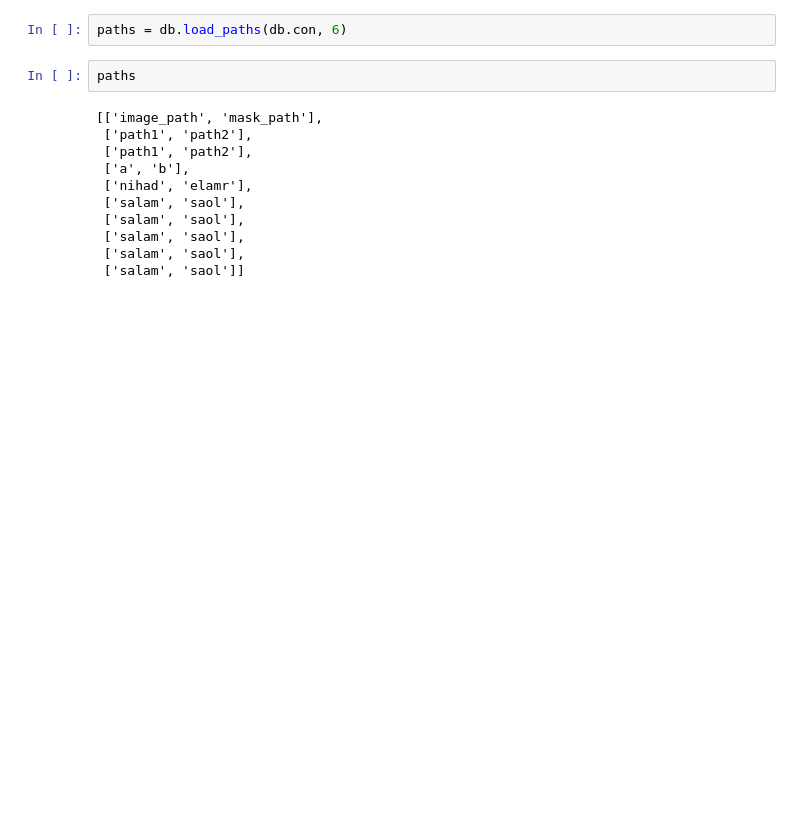
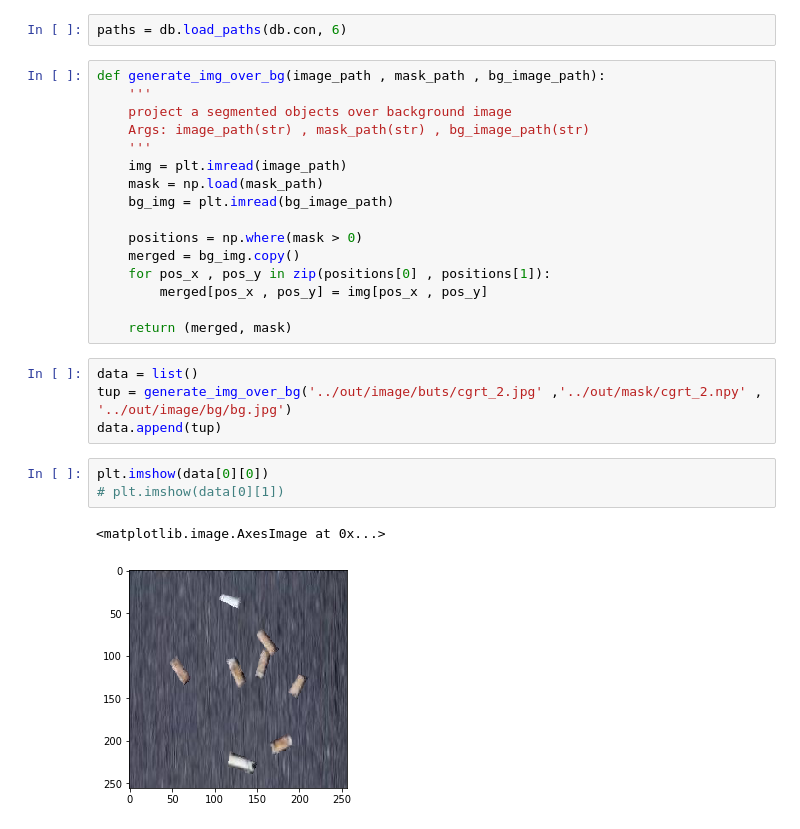
Before and after one commit to Elmar999/Cigarette_buts_detection, a Jupyter notebook: cigarette_buts/cigarettNet/test.ipynb, the cells around one changed output. Cells and saved outputs as stored; diff of their text form; blank space fills up the shorter version.

```diff
--- a/cigarette_buts/cigarettNet/test.ipynb
+++ b/cigarette_buts/cigarettNet/test.ipynb
@@ -267,16 +265,29 @@ def add_Paths(image_path, mask_path, json_path):
 add_Paths('salam' , 'saol' , 'necesen')
 # %%
 paths = db.load_paths(db.con, 6)
-# %%
-paths
-# %% [output]
-[['image_path', 'mask_path'],
- ['path1', 'path2'],
- ['path1', 'path2'],
- ['a', 'b'],
- ['nihad', 'elamr'],
- ['salam', 'saol'],
- ['salam', 'saol'],
- ['salam', 'saol'],
- ['salam', 'saol'],
- ['salam', 'saol']]
+# %%
+def generate_img_over_bg(image_path , mask_path , bg_image_path):
+    '''
+    project a segmented objects over background image
+    Args: image_path(str) , mask_path(str) , bg_image_path(str)
+    '''
+    img = plt.imread(image_path)
+    mask = np.load(mask_path)
+    bg_img = plt.imread(bg_image_path)
+
+    positions = np.where(mask > 0)
+    merged = bg_img.copy()
+    for pos_x , pos_y in zip(positions[0] , positions[1]):
+        merged[pos_x , pos_y] = img[pos_x , pos_y]
+
+    return (merged, mask)
+# %%
+data = list()
+tup = generate_img_over_bg('../out/image/buts/cgrt_2.jpg' ,'../out/mask/cgrt_2.npy' ,  '../out/image/bg/bg.jpg')
+data.append(tup)
+# %%
+plt.imshow(data[0][0])
+# plt.imshow(data[0][1])
+# %% [output]
+<matplotlib.image.AxesImage at 0x...>
+[figure, added]
```
Also changed, not shown: parts of 1 cell of this notebook, 3 other files.
